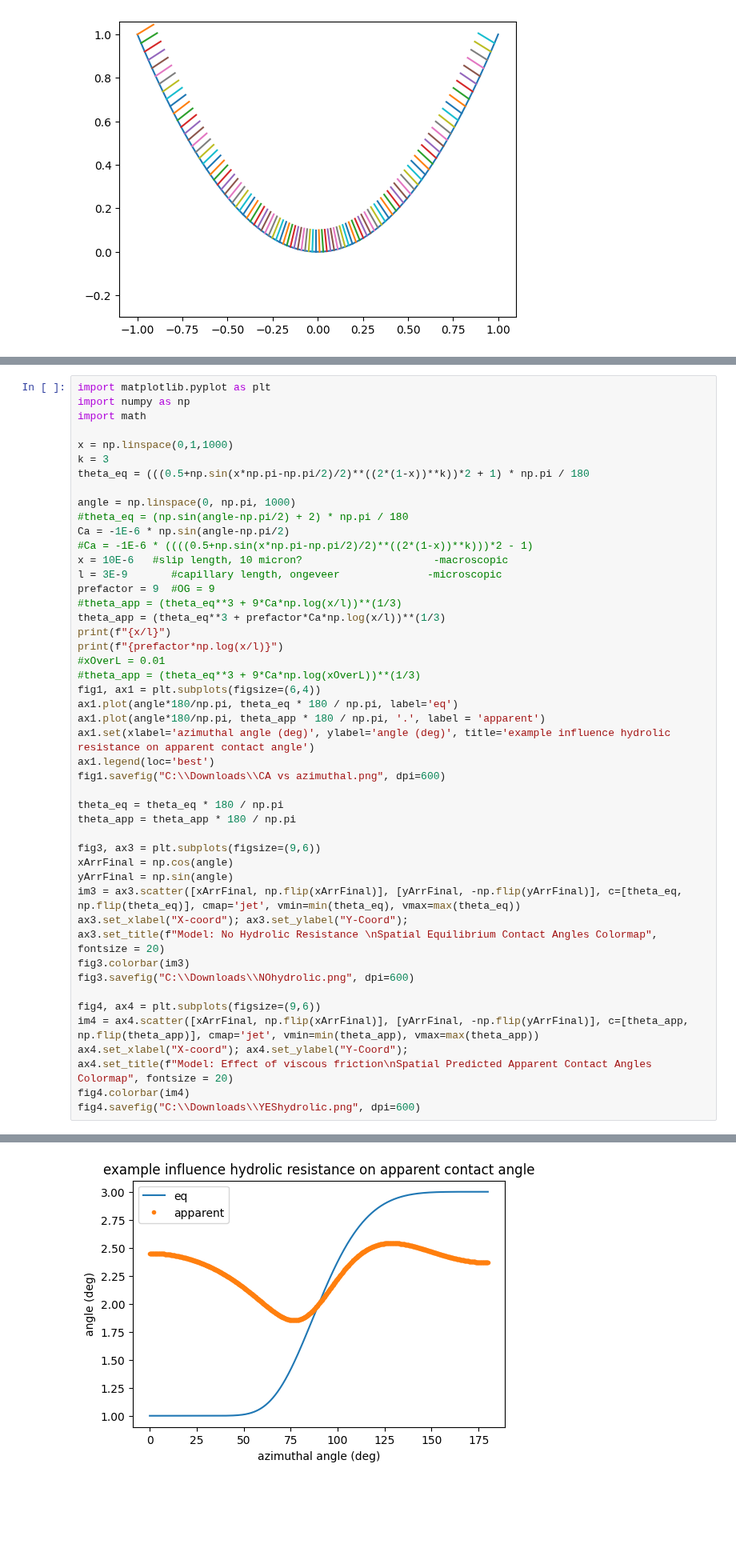
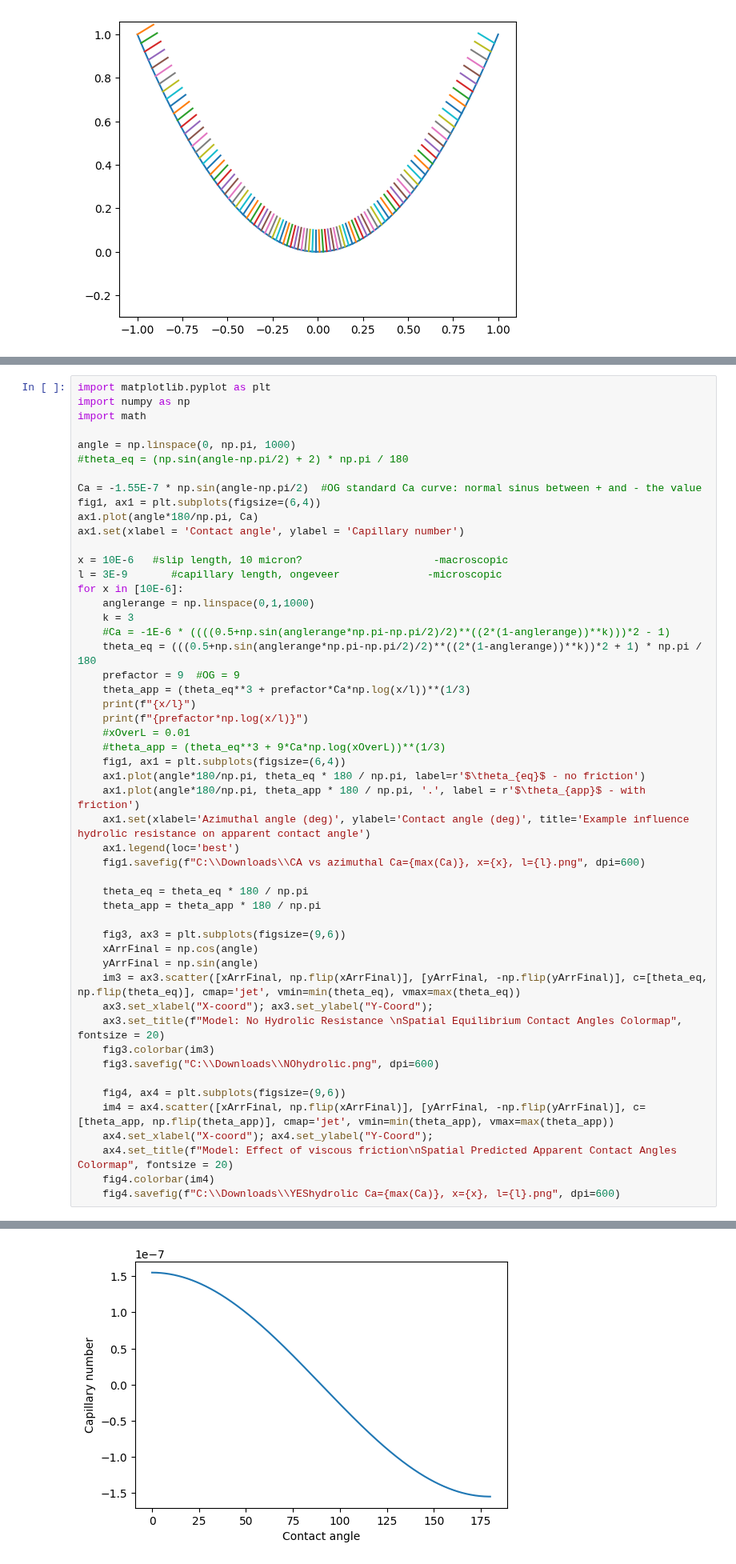
Before and after one commit to Sjendieee/InterferometryPython, a Jupyter notebook: Testing.ipynb, the cells around one changed output, grey strips where cells are left out. Shown at 80% size. Cells and saved outputs as stored; diff of their text form; blank space fills up the shorter version.

```diff
--- a/Testing.ipynb
+++ b/Testing.ipynb
@@ -260,51 +260,55 @@ plt.legend(loc='best')
 # %%
 import matplotlib.pyplot as plt
 import numpy as np
 import math
 
-x = np.linspace(0,1,1000)
-k = 3
-theta_eq = (((0.5+np.sin(x*np.pi-np.pi/2)/2)**((2*(1-x))**k))*2 + 1) * np.pi / 180
-
 angle = np.linspace(0, np.pi, 1000)
 #theta_eq = (np.sin(angle-np.pi/2) + 2) * np.pi / 180
-Ca = -1E-6 * np.sin(angle-np.pi/2)
-#Ca = -1E-6 * ((((0.5+np.sin(x*np.pi-np.pi/2)/2)**((2*(1-x))**k)))*2 - 1)
+
+Ca = -1.55E-7 * np.sin(angle-np.pi/2)  #OG standard Ca curve: normal sinus between + and - the value
+fig1, ax1 = plt.subplots(figsize=(6,4))
+ax1.plot(angle*180/np.pi, Ca)
+ax1.set(xlabel = 'Contact angle', ylabel = 'Capillary number')
+
 x = 10E-6   #slip length, 10 micron?                     -macroscopic
 l = 3E-9       #capillary length, ongeveer              -microscopic
-prefactor = 9  #OG = 9
-#theta_app = (theta_eq**3 + 9*Ca*np.log(x/l))**(1/3)
-theta_app = (theta_eq**3 + prefactor*Ca*np.log(x/l))**(1/3)
-print(f"{x/l}")
-print(f"{prefactor*np.log(x/l)}")
-#xOverL = 0.01
-#theta_app = (theta_eq**3 + 9*Ca*np.log(xOverL))**(1/3)
-fig1, ax1 = plt.subplots(figsize=(6,4))
-ax1.plot(angle*180/np.pi, theta_eq * 180 / np.pi, label='eq')
-ax1.plot(angle*180/np.pi, theta_app * 180 / np.pi, '.', label = 'apparent')
-ax1.set(xlabel='azimuthal angle (deg)', ylabel='angle (deg)', title='example influence hydrolic resistance on apparent contact angle')
-ax1.legend(loc='best')
-fig1.savefig("C:\\Downloads\\CA vs azimuthal.png", dpi=600)
+for x in [10E-6]:
+    anglerange = np.linspace(0,1,1000)
+    k = 3
+    #Ca = -1E-6 * ((((0.5+np.sin(anglerange*np.pi-np.pi/2)/2)**((2*(1-anglerange))**k)))*2 - 1)
+    theta_eq = (((0.5+np.sin(anglerange*np.pi-np.pi/2)/2)**((2*(1-anglerange))**k))*2 + 1) * np.pi / 180
+    prefactor = 9  #OG = 9
+    theta_app = (theta_eq**3 + prefactor*Ca*np.log(x/l))**(1/3)
+    print(f"{x/l}")
+    print(f"{prefactor*np.log(x/l)}")
+    #xOverL = 0.01
+    #theta_app = (theta_eq**3 + 9*Ca*np.log(xOverL))**(1/3)
+    fig1, ax1 = plt.subplots(figsize=(6,4))
+    ax1.plot(angle*180/np.pi, theta_eq * 180 / np.pi, label=r'$\theta_{eq}$ - no friction')
+    ax1.plot(angle*180/np.pi, theta_app * 180 / np.pi, '.', label = r'$\theta_{app}$ - with friction')
+    ax1.set(xlabel='Azimuthal angle (deg)', ylabel='Contact angle (deg)', title='Example influence hydrolic resistance on apparent contact angle')
+    ax1.legend(loc='best')
+    fig1.savefig(f"C:\\Downloads\\CA vs azimuthal Ca={max(Ca)}, x={x}, l={l}.png", dpi=600)
 
-theta_eq = theta_eq * 180 / np.pi
-theta_app = theta_app * 180 / np.pi
+    theta_eq = theta_eq * 180 / np.pi
+    theta_app = theta_app * 180 / np.pi
 
-fig3, ax3 = plt.subplots(figsize=(9,6))
-xArrFinal = np.cos(angle)
-yArrFinal = np.sin(angle)
-im3 = ax3.scatter([xArrFinal, np.flip(xArrFinal)], [yArrFinal, -np.flip(yArrFinal)], c=[theta_eq, np.flip(theta_eq)], cmap='jet', vmin=min(theta_eq), vmax=max(theta_eq))
-ax3.set_xlabel("X-coord"); ax3.set_ylabel("Y-Coord");
-ax3.set_title(f"Model: No Hydrolic Resistance \nSpatial Equilibrium Contact Angles Colormap", fontsize = 20)
-fig3.colorbar(im3)
-fig3.savefig("C:\\Downloads\\NOhydrolic.png", dpi=600)
+    fig3, ax3 = plt.subplots(figsize=(9,6))
+    xArrFinal = np.cos(angle)
+    yArrFinal = np.sin(angle)
+    im3 = ax3.scatter([xArrFinal, np.flip(xArrFinal)], [yArrFinal, -np.flip(yArrFinal)], c=[theta_eq, np.flip(theta_eq)], cmap='jet', vmin=min(theta_eq), vmax=max(theta_eq))
+    ax3.set_xlabel("X-coord"); ax3.set_ylabel("Y-Coord");
+    ax3.set_title(f"Model: No Hydrolic Resistance \nSpatial Equilibrium Contact Angles Colormap", fontsize = 20)
+    fig3.colorbar(im3)
+    fig3.savefig("C:\\Downloads\\NOhydrolic.png", dpi=600)
 
-fig4, ax4 = plt.subplots(figsize=(9,6))
-im4 = ax4.scatter([xArrFinal, np.flip(xArrFinal)], [yArrFinal, -np.flip(yArrFinal)], c=[theta_app, np.flip(theta_app)], cmap='jet', vmin=min(theta_app), vmax=max(theta_app))
-ax4.set_xlabel("X-coord"); ax4.set_ylabel("Y-Coord");
-ax4.set_title(f"Model: Effect of viscous friction\nSpatial Predicted Apparent Contact Angles Colormap", fontsize = 20)
-fig4.colorbar(im4)
-fig4.savefig("C:\\Downloads\\YEShydrolic.png", dpi=600)
+    fig4, ax4 = plt.subplots(figsize=(9,6))
+    im4 = ax4.scatter([xArrFinal, np.flip(xArrFinal)], [yArrFinal, -np.flip(yArrFinal)], c=[theta_app, np.flip(theta_app)], cmap='jet', vmin=min(theta_app), vmax=max(theta_app))
+    ax4.set_xlabel("X-coord"); ax4.set_ylabel("Y-Coord");
+    ax4.set_title(f"Model: Effect of viscous friction\nSpatial Predicted Apparent Contact Angles Colormap", fontsize = 20)
+    fig4.colorbar(im4)
+    fig4.savefig(f"C:\\Downloads\\YEShydrolic Ca={max(Ca)}, x={x}, l={l}.png", dpi=600)
 # %% [output]
 3333.3333333333335
 73.00555274977265
-[figure, old version]
+[figure, new version]
```
Also changed, not shown: parts of 2 cells of this notebook.
